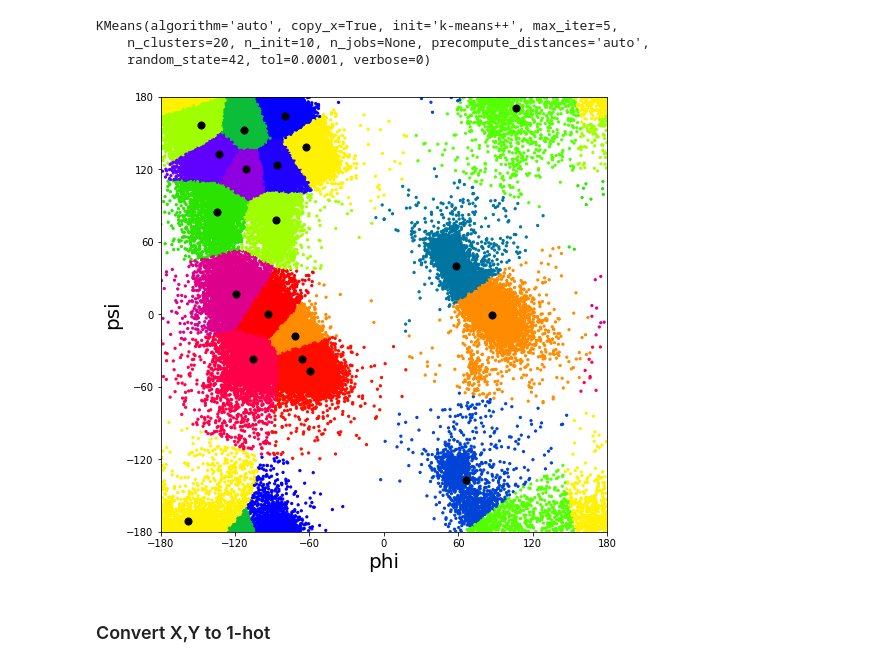
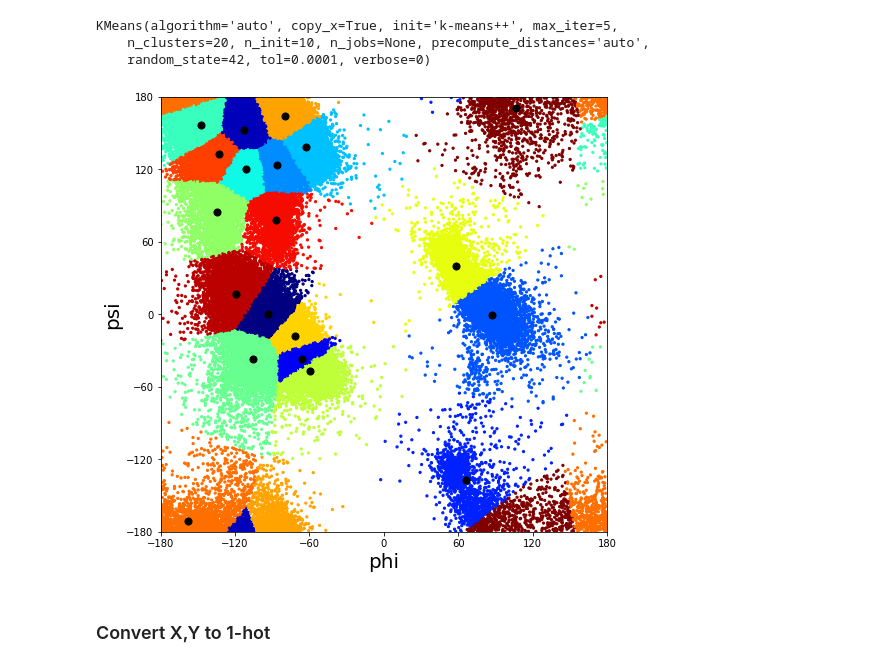
Before and after one commit to gjoni/phipsi, a Jupyter notebook: notebooks/5.1-resnet.ipynb, the cells around one changed output. Saved outputs shown, nothing was run; the diff lists cells and outputs as text; code cells hidden in the pictures.

```diff
--- a/notebooks/5.1-resnet.ipynb
+++ b/notebooks/5.1-resnet.ipynb
@@ -135,23 +124,23 @@ psi = np.hstack([item['psi'] for item in test])*180/np.pi
 # %%
 import matplotlib
 import matplotlib.pyplot as plt
 %matplotlib inline
 
-matplotlib.rcParams['image.cmap'] = 'prism'
+matplotlib.rcParams['image.cmap'] = 'jet'
 
 fig = plt.figure(figsize=(8,8))
 ax1 = fig.add_subplot(111)
 plt.xlim([-180, 180])
 plt.ylim([-180, 180])
 plt.xticks((-180,-120,-60,0,60,120,180))
 plt.yticks((-180,-120,-60,0,60,120,180))
 plt.xlabel('phi', fontsize=20)
 plt.ylabel('psi', fontsize=20)
 plt.scatter(phi, psi, c=X_pred, s=5)
 plt.scatter(cphi, cpsi, c='black', s=50)
 plt.show()
 # %% [output]
-[figure, old version]
+[figure, new version]
 # %% [markdown]
 ### Convert X,Y to 1-hot
 # %%
```
Also changed, not shown: parts of 5 cells of this notebook.
